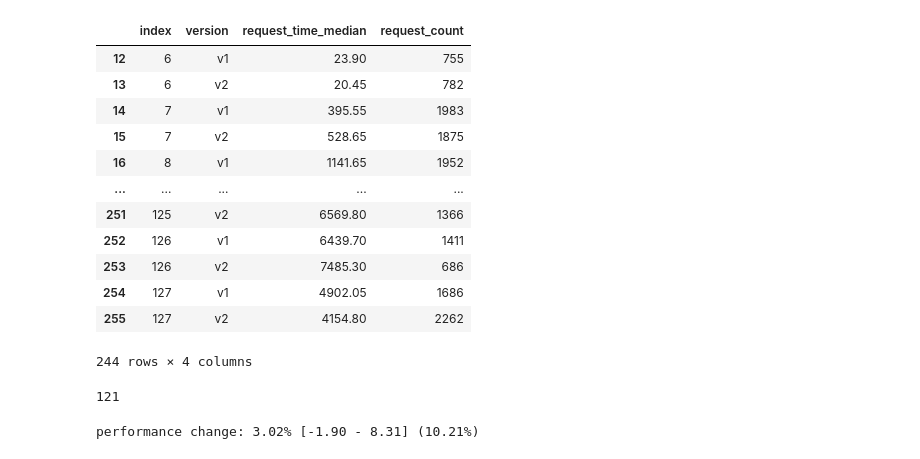
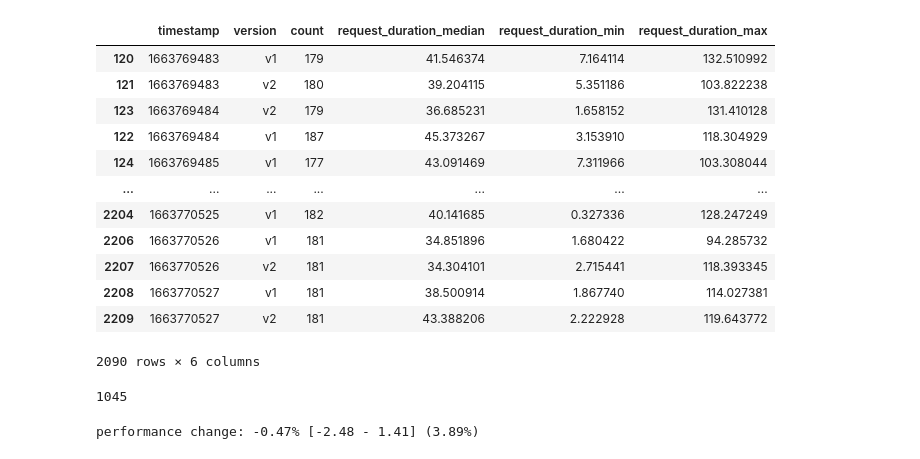
Before and after one commit to njapke/cloud-benchmark-conductor, a Jupyter notebook: analysis/bootstraping-app2.ipynb, the cells around one changed output. Saved outputs shown, nothing was run; the diff lists cells and outputs as text; code cells hidden in the pictures.

```diff
--- a/analysis/bootstraping-app2.ipynb
+++ b/analysis/bootstraping-app2.ipynb
@@ -73,26 +89,29 @@ g2.legend(title="Request Count", loc = 'upper left')
-# %%
-# use index
-df_filtered = df_grouped[df_grouped['request_count'] > 500]
-df_filtered
-# %% [output]
-|  | index | version | request_time_median | request_count |
-| 12 | 6 | v1 | 23.90 | 755 |
-| 13 | 6 | v2 | 20.45 | 782 |
-| 14 | 7 | v1 | 395.55 | 1983 |
-| 15 | 7 | v2 | 528.65 | 1875 |
-| 16 | 8 | v1 | 1141.65 | 1952 |
-| ... | ... | ... | ... | ... |
-| 251 | 125 | v2 | 6569.80 | 1366 |
-| 252 | 126 | v1 | 6439.70 | 1411 |
-| 253 | 126 | v2 | 7485.30 | 686 |
-| 254 | 127 | v1 | 4902.05 | 1686 |
-| 255 | 127 | v2 | 4154.80 | 2262 |
-244 rows × 4 columns
-# %%
-measurementIndexesSize = df_filtered['index'].max() - df_filtered['index'].min()
-measurementIndexesSize
-# %% [output]
-121
+# %%
+# enforce cutoff
+df_filtered = df_req_durations[(df_req_durations['timestamp'] >= minCutoffTs) & (df_req_durations['timestamp'] <= maxCutoffTs)]
+df_filtered
+# %% [output]
+|  | timestamp | version | count | request_duration_median | request_duration_min | request_duration_max |
+| 120 | 1663769483 | v1 | 179 | 41.546374 | 7.164114 | 132.510992 |
+| 121 | 1663769483 | v2 | 180 | 39.204115 | 5.351186 | 103.822238 |
+| 123 | 1663769484 | v2 | 179 | 36.685231 | 1.658152 | 131.410128 |
+| 122 | 1663769484 | v1 | 187 | 45.373267 | 3.153910 | 118.304929 |
+| 124 | 1663769485 | v1 | 177 | 43.091469 | 7.311966 | 103.308044 |
+| ... | ... | ... | ... | ... | ... | ... |
+| 2204 | 1663770525 | v1 | 182 | 40.141685 | 0.327336 | 128.247249 |
+| 2206 | 1663770526 | v1 | 181 | 34.851896 | 1.680422 | 94.285732 |
+| 2207 | 1663770526 | v2 | 181 | 34.304101 | 2.715441 | 118.393345 |
+| 2208 | 1663770527 | v1 | 181 | 38.500914 | 1.867740 | 114.027381 |
+| 2209 | 1663770527 | v2 | 181 | 43.388206 | 2.222928 | 119.643772 |
+2090 rows × 6 columns
+# %%
+v1Shape = df_filtered[df_filtered['version'] == 'v1'].shape
+v2Shape = df_filtered[df_filtered['version'] == 'v2'].shape
+assert v1Shape[0] == v2Shape[0]
+measurementIndexesSize = v1Shape[0]
+measurementIndexesSize
+# %% [output]
+1045
 # %%
 def bootstrap(perfRuntimes1: pd.DataFrame, perfRuntimes2: pd.DataFrame):
   numberOfSamples = 10000
@@ -124,12 +143,12 @@ def bootstrap(perfRuntimes1: pd.DataFrame, perfRuntimes2: pd.DataFrame):
 # %%
 runtimes1 = df_filtered[df_filtered["version"] == 'v1']
 runtimes2 = df_filtered[df_filtered["version"] == 'v2']
-median1 = runtimes1['request_time_median'].median()
-median2 = runtimes2['request_time_median'].median()
+median1 = runtimes1['request_duration_median'].median()
+median2 = runtimes2['request_duration_median'].median()
 change = ((median2/median1) - 1) * 100
 minci, maxci, instability = bootstrap(runtimes1, runtimes2)
 assert maxci >= change
 assert change >= minci
 print(f"performance change: {change:.2f}% [{minci:.2f} - {maxci:.2f}] ({instability:.2f}%)")
 # %% [output]
-performance change: 3.02% [-1.90 - 8.31] (10.21%)
+performance change: -0.47% [-2.48 - 1.41] (3.89%)
```
Also changed, not shown: parts of 6 cells of this notebook.
